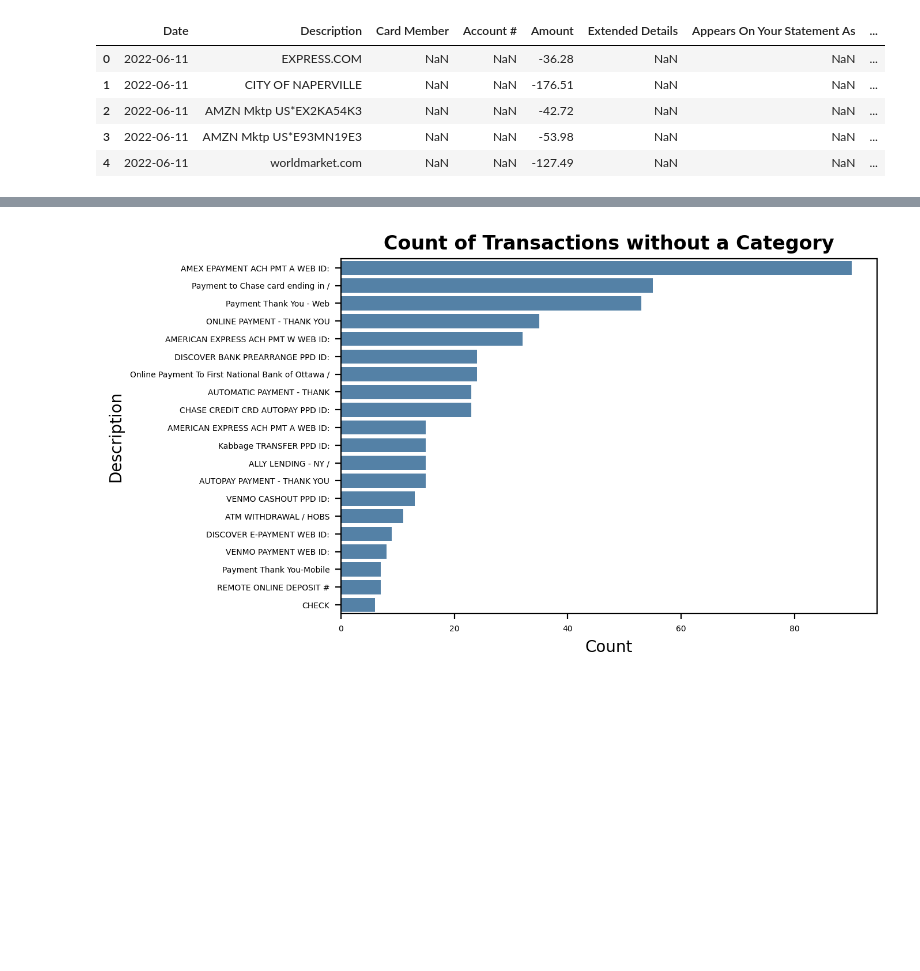
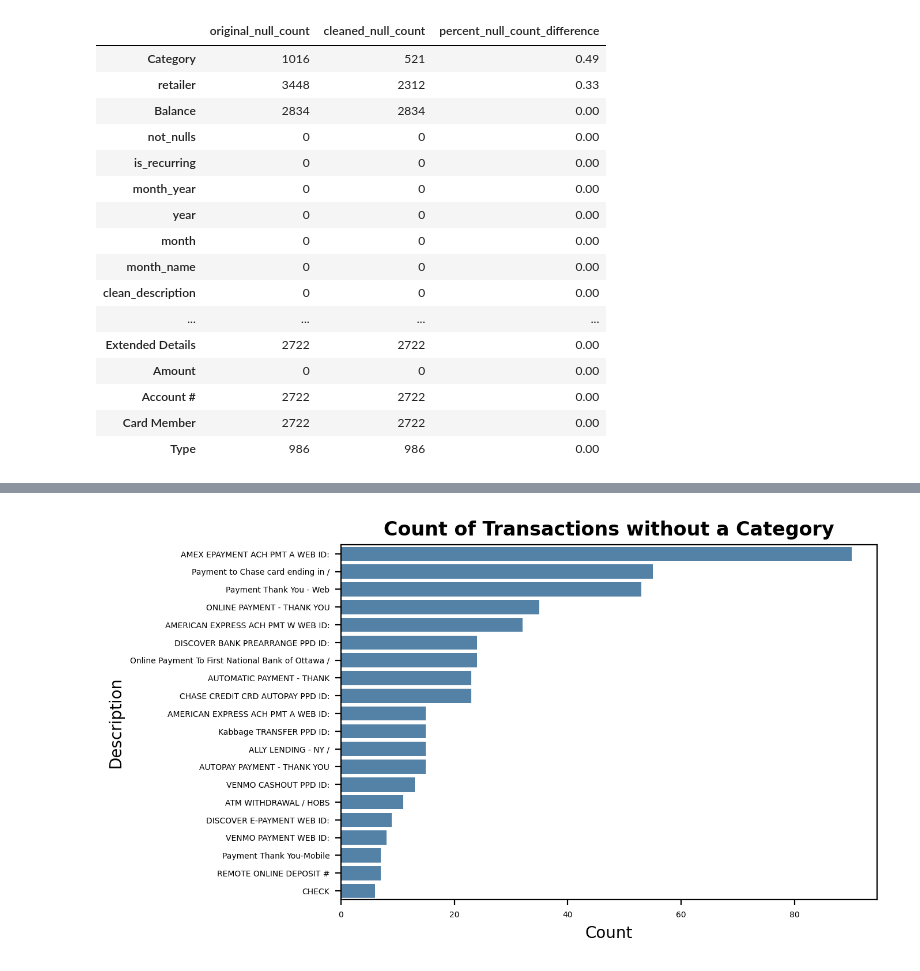
Before and after one commit to blombard24/financial-account-analysis, a Jupyter notebook: test_notebook.ipynb, the cells around one changed output, grey strips where cells are left out. Drawn from its saved outputs; the diff is of its cells as text; code cells hidden in the pictures; blank space fills up the shorter version.

```diff
--- a/test_notebook.ipynb
+++ b/test_notebook.ipynb
@@ -11,12 +11,23 @@ pd.set_option('display.max_columns', 40)
 pd.set_option('display.max_colwidth', 100)
 # %%
 df = transaction_compiler()
-# %%
-df.head()
-# %% [output]
-|  | Date | Description | Card Member | Account # | Amount | Extended Details | Appears On Your Statement As | ... |
-| 0 | 2022-06-11 | EXPRESS.COM | NaN | NaN | -36.28 | NaN | NaN | ... |
-| 1 | 2022-06-11 | CITY OF NAPERVILLE | NaN | NaN | -176.51 | NaN | NaN | ... |
-| 2 | 2022-06-11 | AMZN Mktp US*EX2KA54K3 | NaN | NaN | -42.72 | NaN | NaN | ... |
-| 3 | 2022-06-11 | AMZN Mktp US*E93MN19E3 | NaN | NaN | -53.98 | NaN | NaN | ... |
-| 4 | 2022-06-11 | worldmarket.com | NaN | NaN | -127.49 | NaN | NaN | ... |
+# %%
+map_test(df)
+# %% [output]
+|  | original_null_count | cleaned_null_count | percent_null_count_difference |
+| Category | 1016 | 521 | 0.49 |
+| retailer | 3448 | 2312 | 0.33 |
+| Balance | 2834 | 2834 | 0.00 |
+| not_nulls | 0 | 0 | 0.00 |
+| is_recurring | 0 | 0 | 0.00 |
+| month_year | 0 | 0 | 0.00 |
+| year | 0 | 0 | 0.00 |
+| month | 0 | 0 | 0.00 |
+| month_name | 0 | 0 | 0.00 |
+| clean_description | 0 | 0 | 0.00 |
+| ... | ... | ... | ... |
+| Extended Details | 2722 | 2722 | 0.00 |
+| Amount | 0 | 0 | 0.00 |
+| Account # | 2722 | 2722 | 0.00 |
+| Card Member | 2722 | 2722 | 0.00 |
+| Type | 986 | 986 | 0.00 |
```
Also changed, not shown: parts of 2 cells of this notebook, 2 other files.
